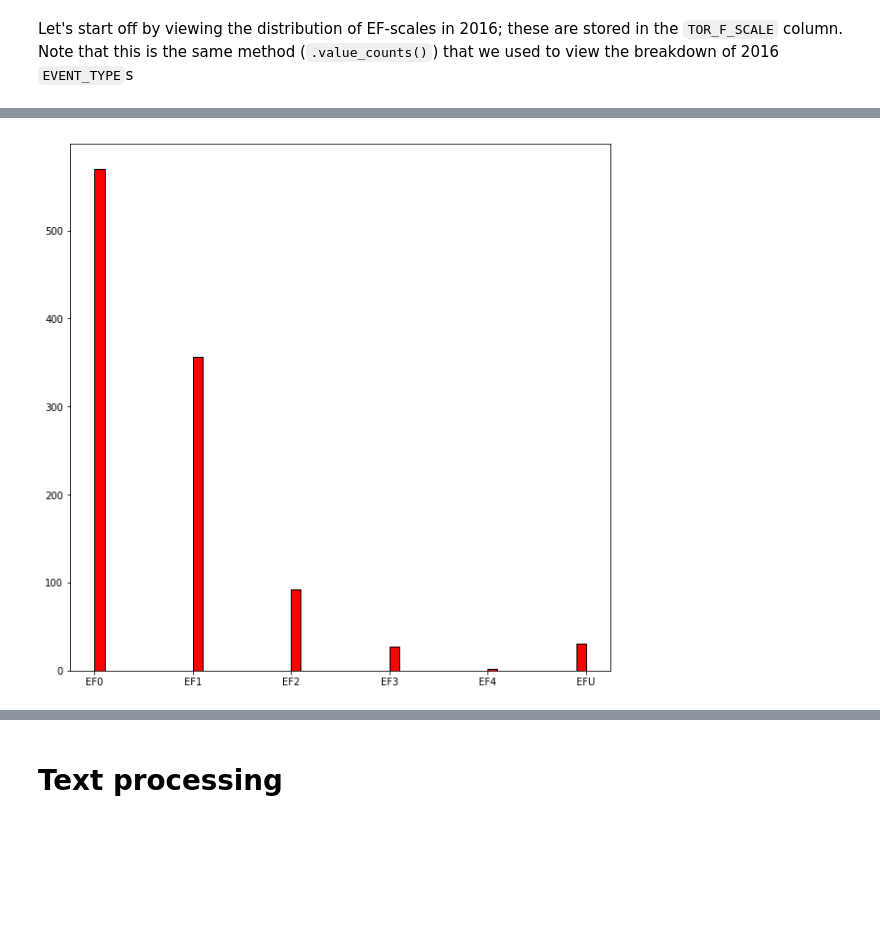
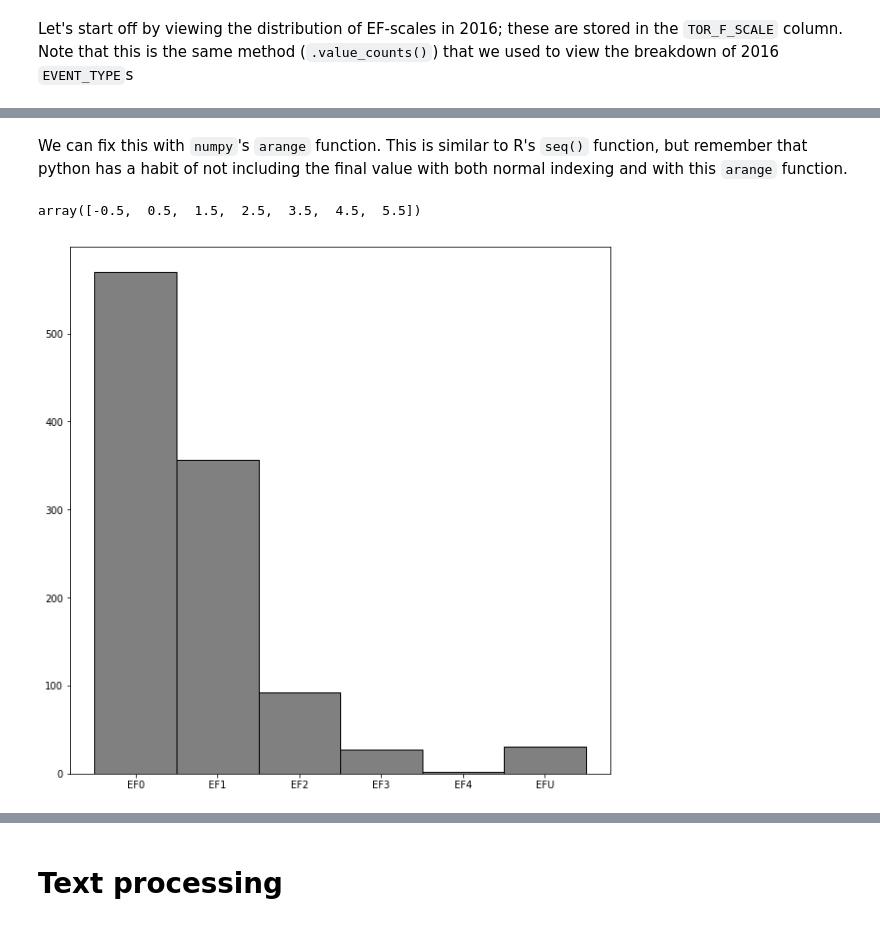
Before and after one commit to jdiaz4302/ML_Workshop_Series, a Jupyter notebook: L01-IntroToPython-TextData-and-LogisticRegression.ipynb, the cells around one changed output, grey strips where cells are left out. Drawn from its saved outputs; the diff is of its cells as text; code cells hidden in the pictures; blank space fills up the shorter version.

```diff
--- a/L01-IntroToPython-TextData-and-LogisticRegression.ipynb
+++ b/L01-IntroToPython-TextData-and-LogisticRegression.ipynb
@@ -305,4 +301,11 @@ pd.DataFrame(Tornadoes_2016['TOR_F_SCALE'].value_counts())
+# %% [markdown]
+We can fix this with `numpy`'s `arange` function. This is similar to R's `seq()` function, but remember that python has a habit of not including the final value with both normal indexing and with this `arange` function.
+# %%
+fixed_bins = np.arange(-0.5, 6.5, 1)
+fixed_bins
+# %% [output]
+array([-0.5,  0.5,  1.5,  2.5,  3.5,  4.5,  5.5])
 # %%
-plt.hist(Tornadoes_2016['TOR_F_SCALE'], bins = 50, color = 'red', edgecolor = 'black');
+plt.hist(tornadoes_2016['TOR_F_SCALE'], bins = fixed_bins, color = 'grey', edgecolor = 'black');
 # %% [output]
-[figure, old version]
+[figure, new version]
```
Also changed, not shown: parts of 28 cells of this notebook.
